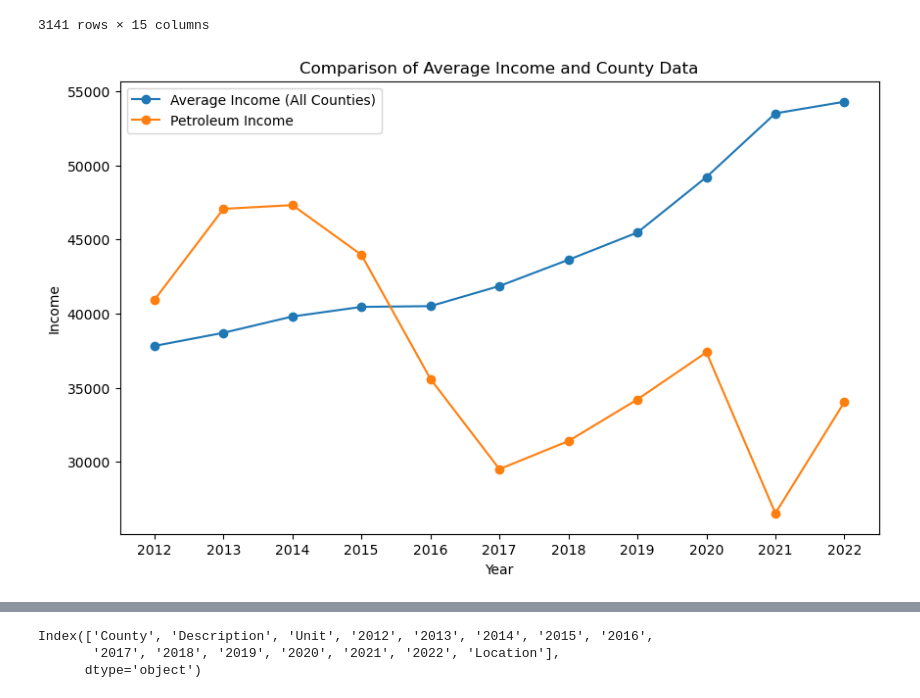
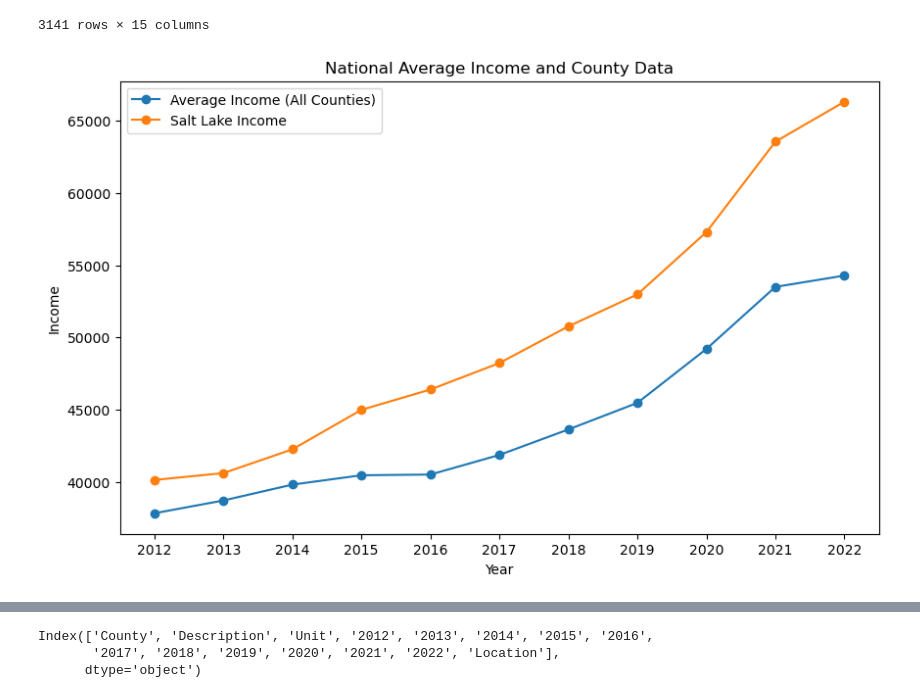
Before and after one commit to Tylerwilliams3644/Bootcamp-Project-1, a Jupyter notebook: County_Breakdown.ipynb, the cells around one changed output, grey strips where cells are left out. Cells and saved outputs as stored; diff of their text form; code cells hidden in the pictures.

```diff
--- a/County_Breakdown.ipynb
+++ b/County_Breakdown.ipynb
@@ -187,30 +187,33 @@ df_plot['Year'] = pd.to_numeric(df_plot['Year'], errors='coerce')
 # %%
 import pandas as pd
 import matplotlib.pyplot as plt
 
 df = pd.DataFrame(year2)
 
 df = df.set_index("County")
 
 numeric_columns = ["2012", "2013", "2014", "2015", "2016", "2017", "2018", "2019", "2020", "2021", "2022"]
 df[numeric_columns] = df[numeric_columns].apply(pd.to_numeric, errors='coerce')
 
-county_to_compare = "Petroleum"
+county_to_compare = "Salt Lake"
 row_to_compare = df.loc[county_to_compare, numeric_columns]
 
 one_county_df = pd.DataFrame({'Year': row_to_compare.index, 'Income': row_to_compare.values}).reset_index(drop=True)
 
 average_income_all_counties = df[numeric_columns].mean(axis=0)
 
 plt.figure(figsize=(10, 6))
 plt.plot(average_income_all_counties, label='Average Income (All Counties)', marker='o')
 
 plt.plot(one_county_df['Year'], one_county_df['Income'], label=f'{county_to_compare} Income', marker='o')
 
-plt.title('Comparison of Average Income and County Data')
+plt.title('National Average Income and County Data')
 plt.xlabel('Year')
 plt.ylabel('Income')
 plt.legend()
+
+plt.savefig("C:/Users/jenna/Project1/Images/Salt_Lake.png")
+
 plt.show()
 # %% [output]
-[figure, old version]
+[figure, new version]
```
Also changed, not shown: parts of 7 cells of this notebook, 8 other files.
